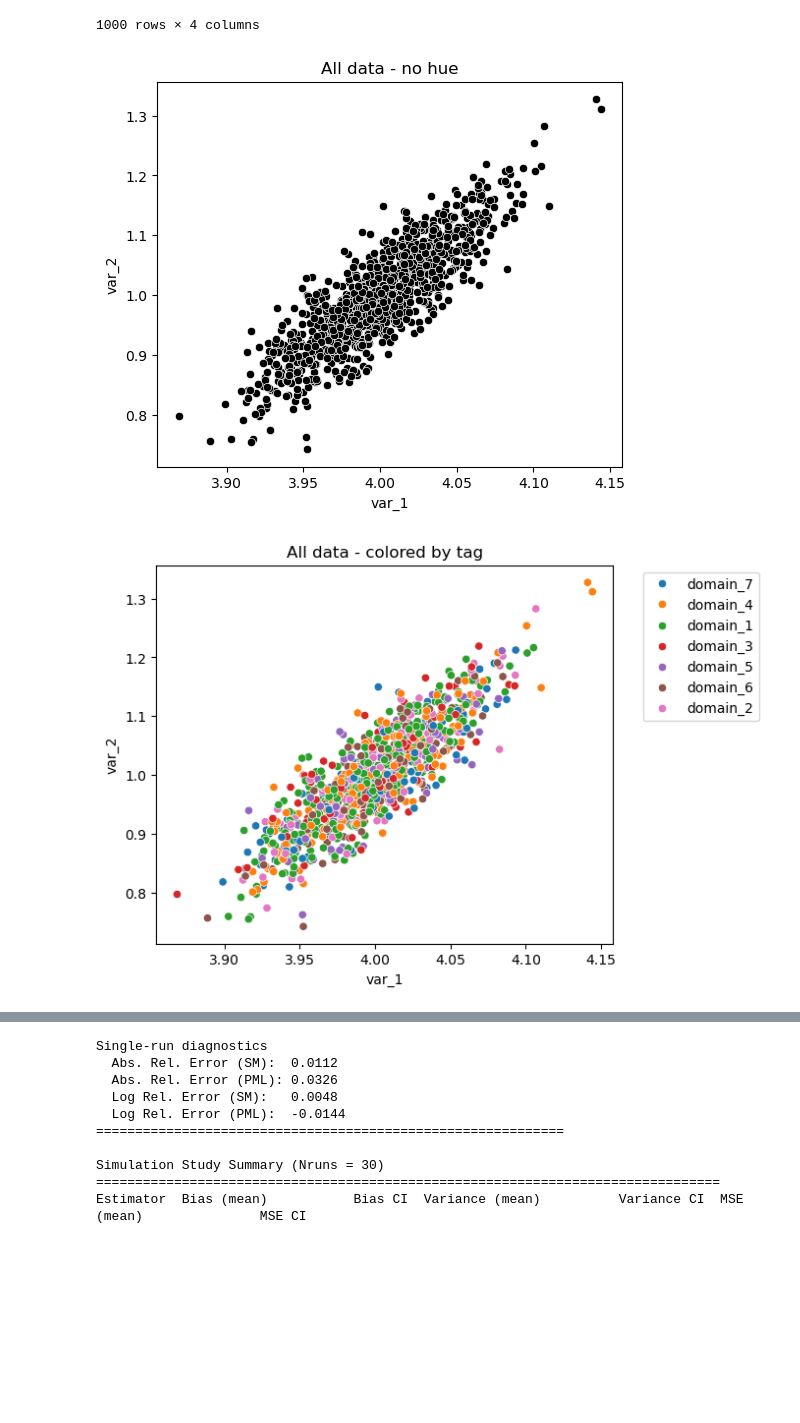
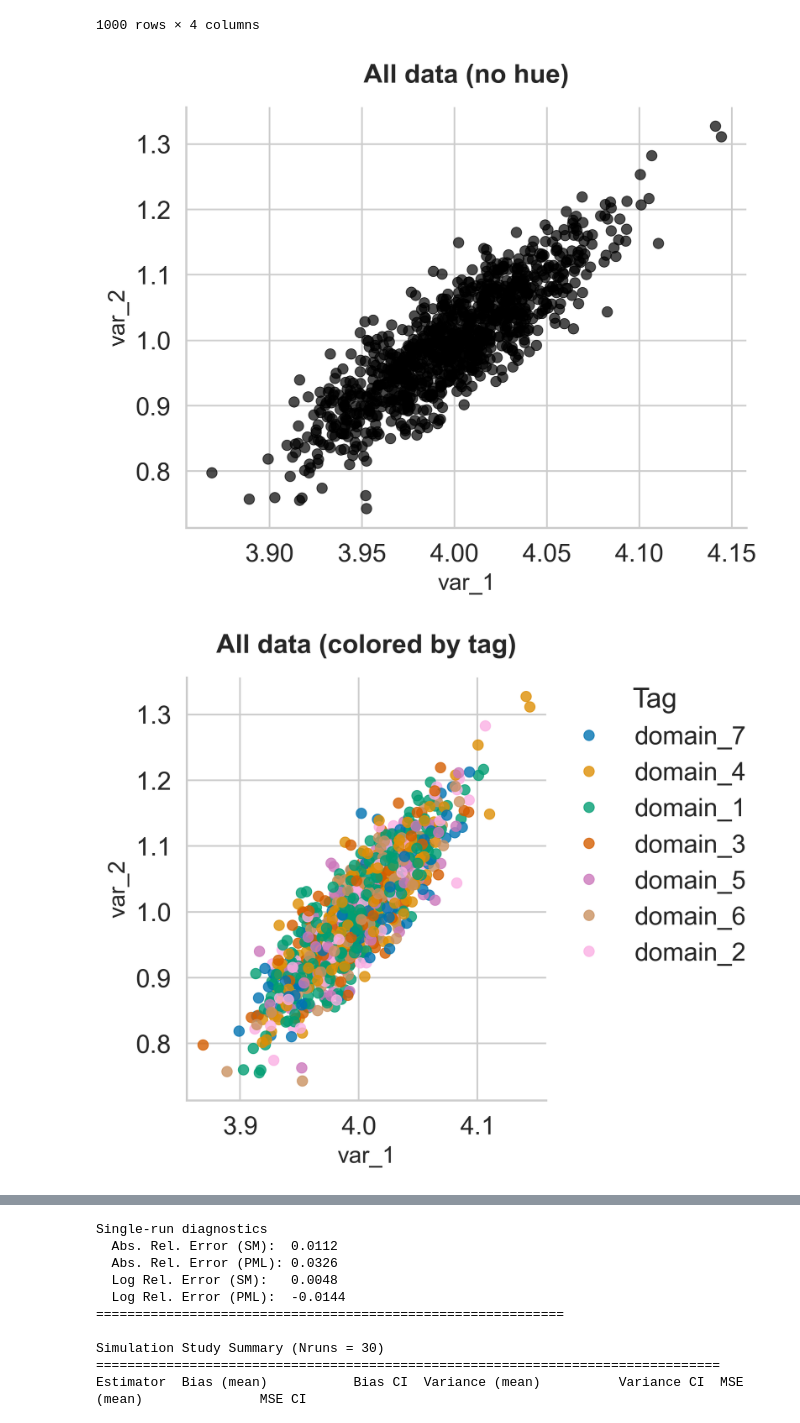
Before and after one commit to glancia93/-Population-Detection-and-Sampling-in-Liguria, a Jupyter notebook: Simulation/PytonScripts/Untitled1.ipynb, the cells around one changed output, grey strips where cells are left out. Drawn from its saved outputs; the diff is of its cells as text; code cells hidden in the pictures; blank space fills up the shorter version.

```diff
--- a/Simulation/PytonScripts/Untitled1.ipynb
+++ b/Simulation/PytonScripts/Untitled1.ipynb
@@ -1,7 +1,9 @@
 # %%
 import numpy as np
 import scipy.linalg
+from scipy.special import softmax
 from sampling import Sampling
+import sys
 
 class Simulation:
     """
@@ -36,7 +38,7 @@ class Simulation:
         return {
             'Q': 3,
             'N': 1000,
-            'Nrun': 2,
+            'Nrun': 100,
             'my': 100,
             'mx': 400,
             'sy': 9,
@@ -479,30 +501,56 @@ df_with_tags
 | 999 | 999 | 4.036365 | 1.059839 | domain_2 |
 1000 rows × 4 columns
 # %%
+#Global style settings
+sns.set_theme(style="whitegrid", font_scale=1.4)  # larger font
+sns.set_palette("colorblind")  # colorblind-friendly
+plt.rcParams["figure.dpi"] = 300
+plt.rcParams["savefig.dpi"] = 600
+plt.rcParams["axes.titleweight"] = "bold"
+plt.rcParams["axes.titlesize"] = 16
+plt.rcParams["axes.labelsize"] = 14
+
 # 1. Scatterplot with no hue
 plt.figure(figsize=(6, 5))
-sns.scatterplot(data=df_with_tags, x="var_1", y="var_2", color="black")
-plt.title("All data - no hue")
+sns.scatterplot(
+    data=df_with_tags, x="var_1", y="var_2",
+    color="black", s=40, alpha=0.7, edgecolor=None
+)
+plt.title("All data (no hue)", pad=15)
+sns.despine()
+plt.tight_layout()
 plt.show()
 
 # 2. Scatterplot with hue = tag
 plt.figure(figsize=(6, 5))
-sns.scatterplot(data=df_with_tags, x="var_1", y="var_2", hue="tag")
-plt.title("All data - colored by tag")
-plt.legend(bbox_to_anchor=(1.05, 1), loc='upper left')
+sns.scatterplot(
+    data=df_with_tags, x="var_1", y="var_2",
+    hue="tag", s=40, alpha=0.8, edgecolor=None
+)
+plt.title("All data (colored by tag)", pad=15)
+plt.legend(
+    title="Tag", bbox_to_anchor=(1.02, 1), loc='upper left',
+    borderaxespad=0, frameon=False
+)
+sns.despine()
+plt.tight_layout()
 plt.show()
 
 # 3. One scatterplot per tag
-tag_names =np.sort(df_with_tags["tag"].unique())
+tag_names = np.sort(df_with_tags["tag"].unique())
+palette = sns.color_palette("colorblind", len(tag_names))
 
-for tag in tag_names:
+for i, tag in enumerate(tag_names):
     plt.figure(figsize=(6, 5))
     sns.scatterplot(
         data=df_with_tags[df_with_tags["tag"] == tag],
-        x="var_1", y="var_2", color="blue"
+        x="var_1", y="var_2",
+        color=palette[i], s=45, alpha=0.85, edgecolor="black"
     )
-    plt.title(f"Scatterplot for {tag}")
+    plt.title(f"Scatterplot for {tag}", pad=15)
+    sns.despine()
+    plt.tight_layout()
     plt.show()
 # %% [output]
-[figure, old version]
+[figure, new version]
-[figure, old version]
+[figure, new version]
```
Also changed, not shown: parts of 6 cells of this notebook, 2 other files.
